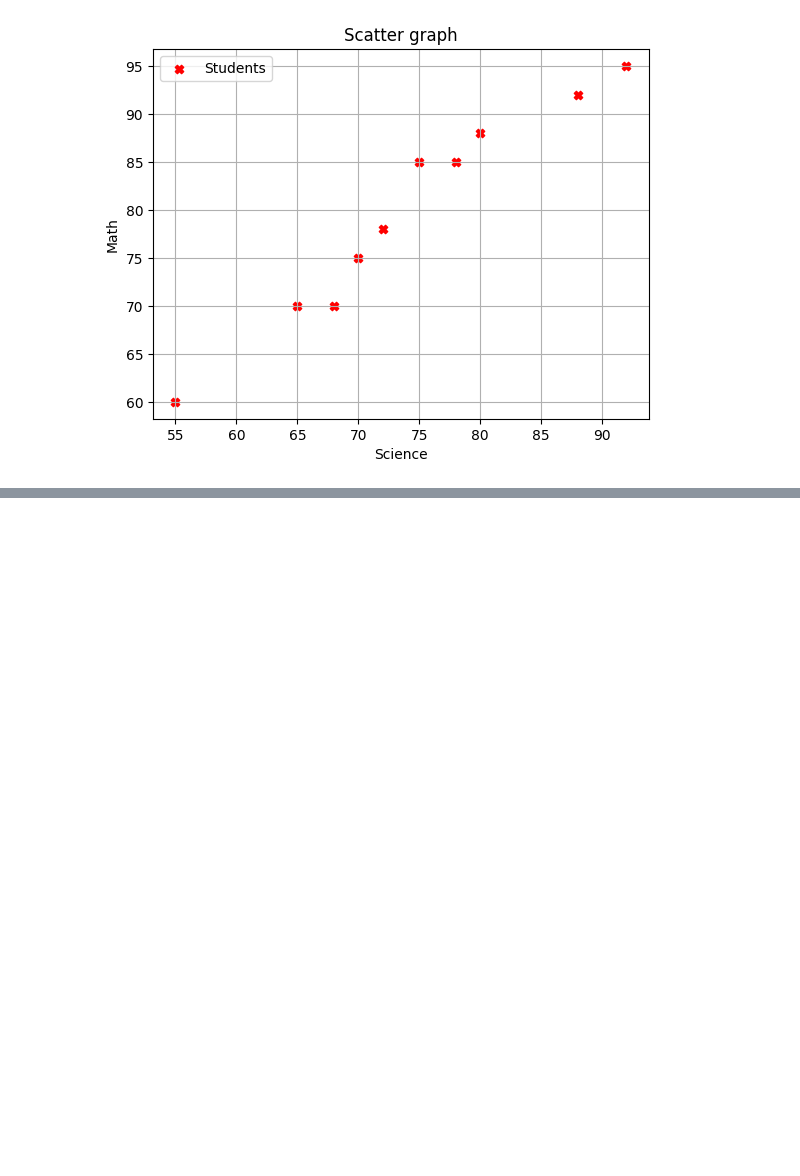
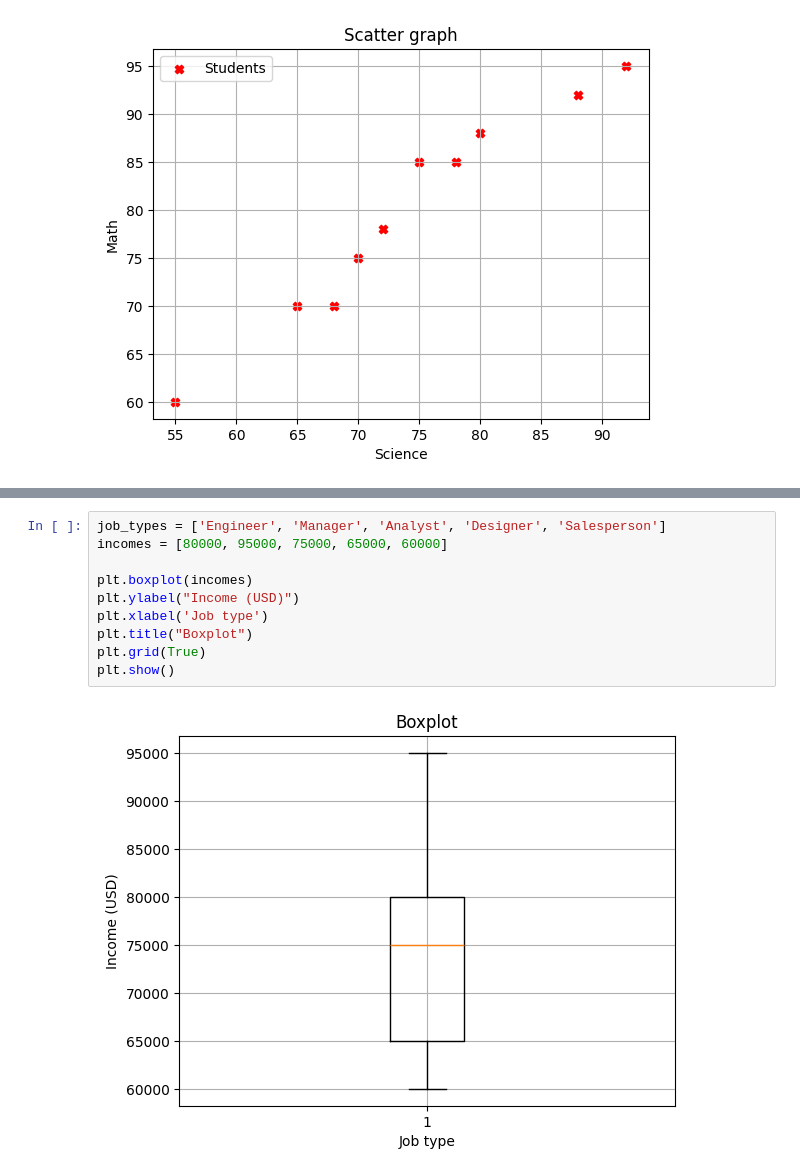
Before and after one commit to victorvulchev/git_tests, a Jupyter notebook: homework/graphs/all.ipynb, the cells around one changed output, grey strips where cells are left out. Drawn from its saved outputs; the diff is of its cells as text; blank space fills up the shorter version.

```diff
--- a/homework/graphs/all.ipynb
+++ b/homework/graphs/all.ipynb
@@ -36,0 +58,12 @@ AttributeError: Rectangle.set() got an unexpected keyword argument 'binwidth'
+# %%
+job_types = ['Engineer', 'Manager', 'Analyst', 'Designer', 'Salesperson']
+incomes = [80000, 95000, 75000, 65000, 60000]
+
+plt.boxplot(incomes)
+plt.ylabel("Income (USD)")
+plt.xlabel('Job type')
+plt.title("Boxplot")
+plt.grid(True)
+plt.show()
+# %% [output]
+[figure, added]
```
Also changed, not shown: parts of 4 cells of this notebook, 2 other files.
